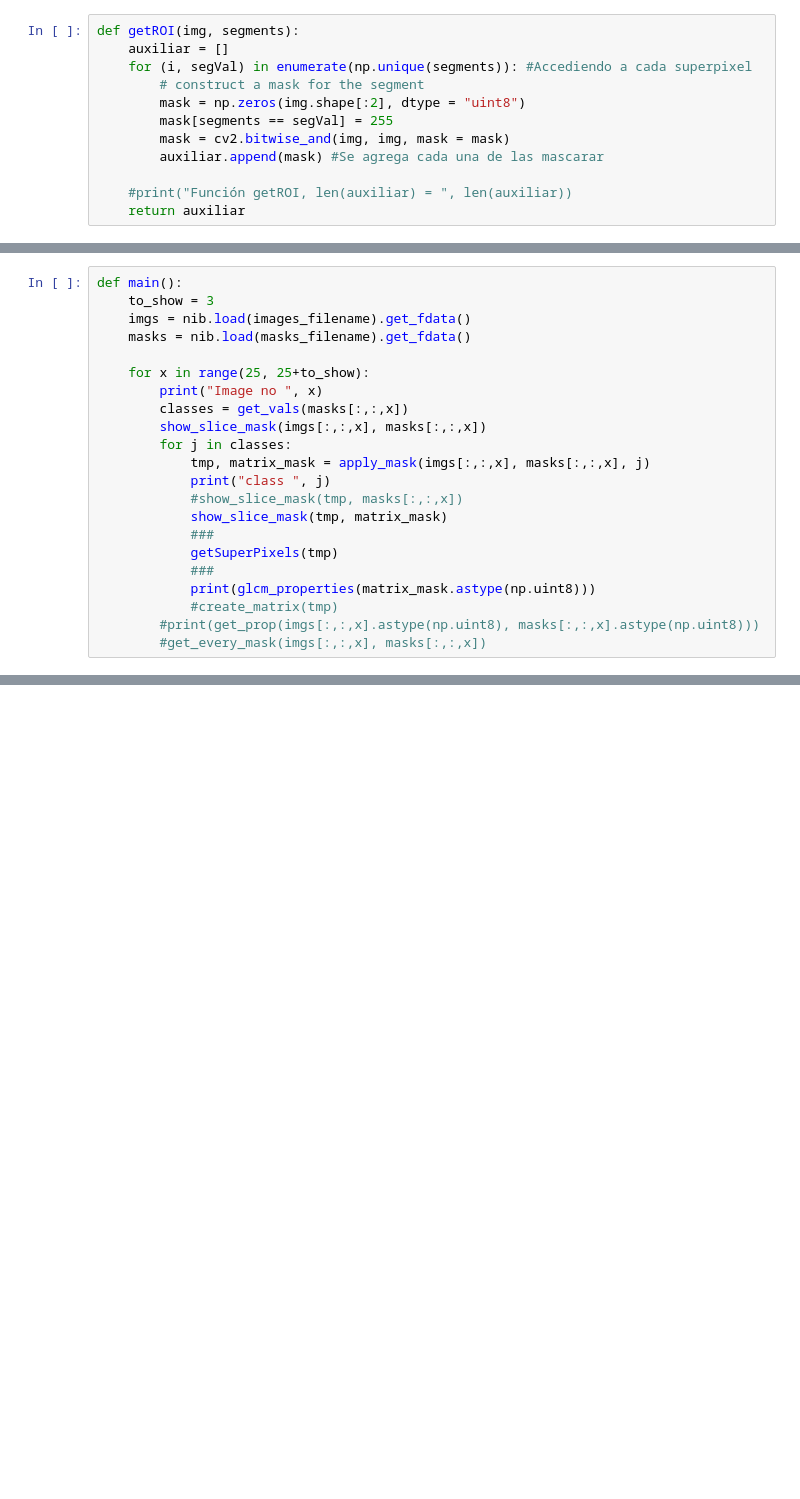
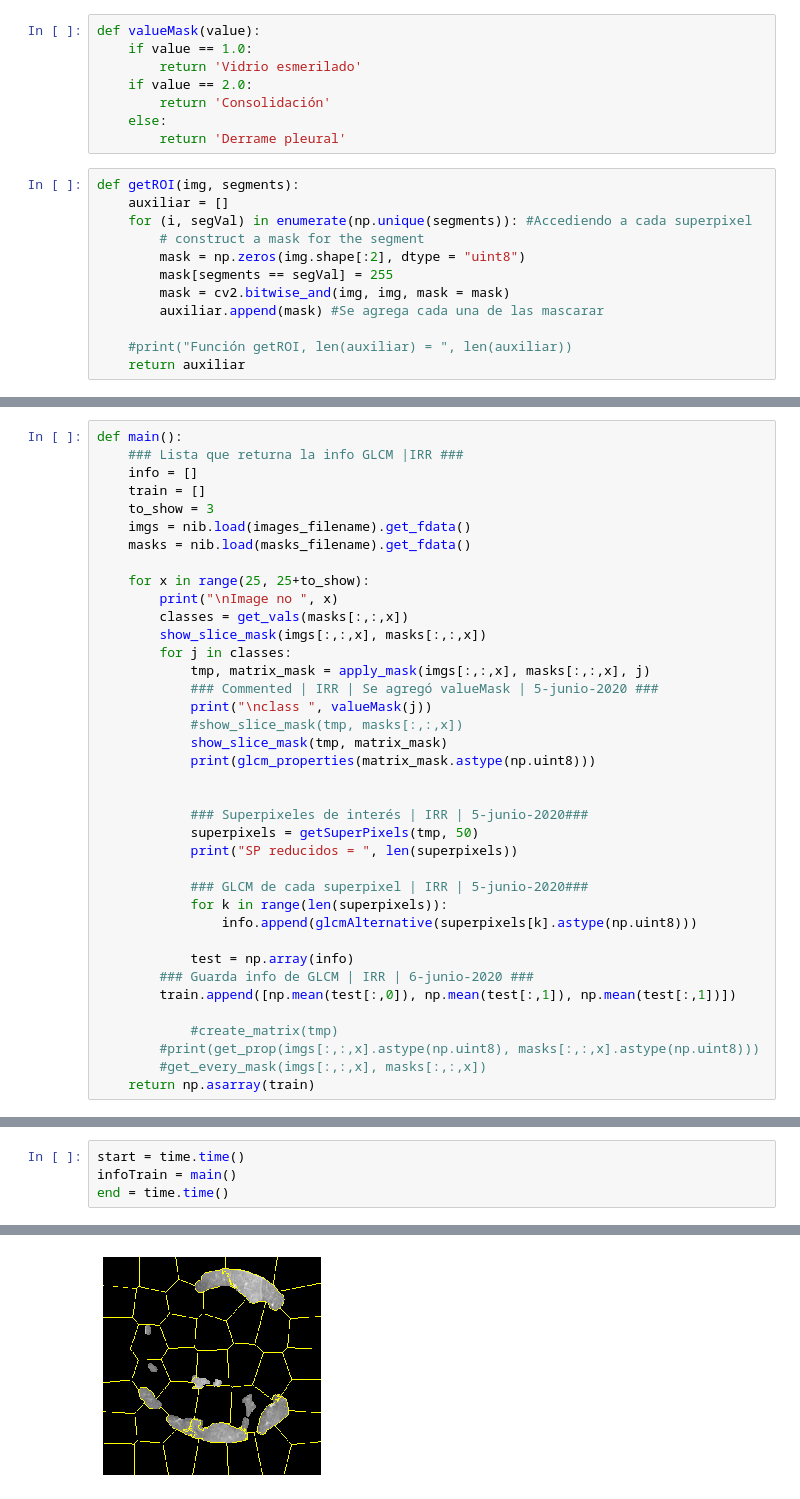
Before and after one commit to OscarEsC/covid19_symptoms_detector, a Jupyter notebook: covid19_symptoms_detector.py.ipynb, the cells around one changed output, grey strips where cells are left out. Drawn from its saved outputs; the diff is of its cells as text; blank space fills up the shorter version.

Commit message:
Se obtuvo inforamción de GLCM de cada superpixel

```diff
--- a/covid19_symptoms_detector.py.ipynb
+++ b/covid19_symptoms_detector.py.ipynb
@@ -96,3 +113,11 @@ def glcm_properties(image):
+# %%
+def valueMask(value):
+    if value == 1.0:
+        return 'Vidrio esmerilado'
+    if value == 2.0:
+        return 'Consolidación'
+    else:
+        return 'Derrame pleural'
 # %%
 def getROI(img, segments):
     auxiliar = []
@@ -134,23 +170,39 @@ def getSuperPixels(tmp):
     return res
 # %%
 def main():
+    ### Lista que returna la info GLCM |IRR ###
+    info = []
+    train = []
     to_show = 3
     imgs = nib.load(images_filename).get_fdata()
     masks = nib.load(masks_filename).get_fdata()
 
     for x in range(25, 25+to_show):
-        print("Image no ", x)
+        print("\nImage no ", x)
         classes = get_vals(masks[:,:,x])
         show_slice_mask(imgs[:,:,x], masks[:,:,x])
         for j in classes:
             tmp, matrix_mask = apply_mask(imgs[:,:,x], masks[:,:,x], j)
-            print("class ", j)
+            ### Commented | IRR | Se agregó valueMask | 5-junio-2020 ###
+            print("\nclass ", valueMask(j))
             #show_slice_mask(tmp, masks[:,:,x])
             show_slice_mask(tmp, matrix_mask)
-            ###
-            getSuperPixels(tmp)
-            ###
             print(glcm_properties(matrix_mask.astype(np.uint8)))
+
+
+            ### Superpixeles de interés | IRR | 5-junio-2020###
+            superpixels = getSuperPixels(tmp, 50)
+            print("SP reducidos = ", len(superpixels))
+
+            ### GLCM de cada superpixel | IRR | 5-junio-2020###
+            for k in range(len(superpixels)):
+                info.append(glcmAlternative(superpixels[k].astype(np.uint8)))
+
+            test = np.array(info)
+        ### Guarda info de GLCM | IRR | 6-junio-2020 ###
+        train.append([np.mean(test[:,0]), np.mean(test[:,1]), np.mean(test[:,1])])
+
             #create_matrix(tmp)
         #print(get_prop(imgs[:,:,x].astype(np.uint8), masks[:,:,x].astype(np.uint8)))
         #get_every_mask(imgs[:,:,x], masks[:,:,x])
+    return np.asarray(train)
@@ -177,0 +209,5 @@ Segmentos del algoritmo SLIC: 99
+# %%
+start = time.time()
+infoTrain = main()
+end = time.time()
+# %% [output]
@@ -177,0 +222 @@ Segmentos del algoritmo SLIC: 99
+[figure, added]
```
Also changed, not shown: parts of 6 cells of this notebook.
